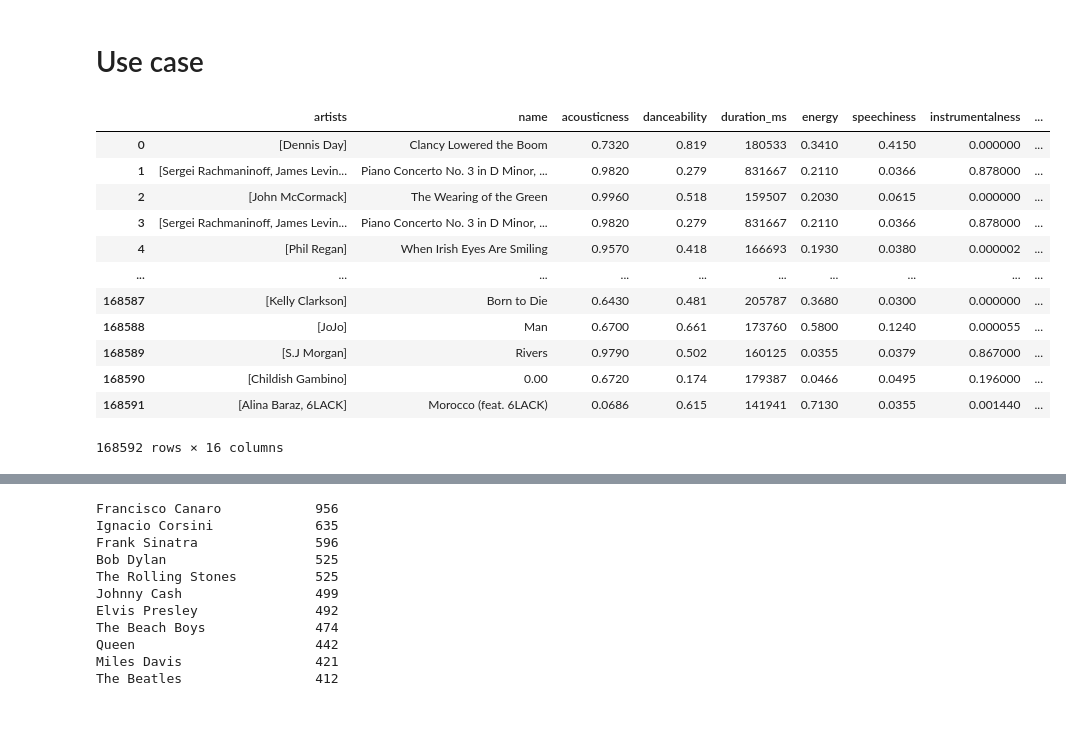
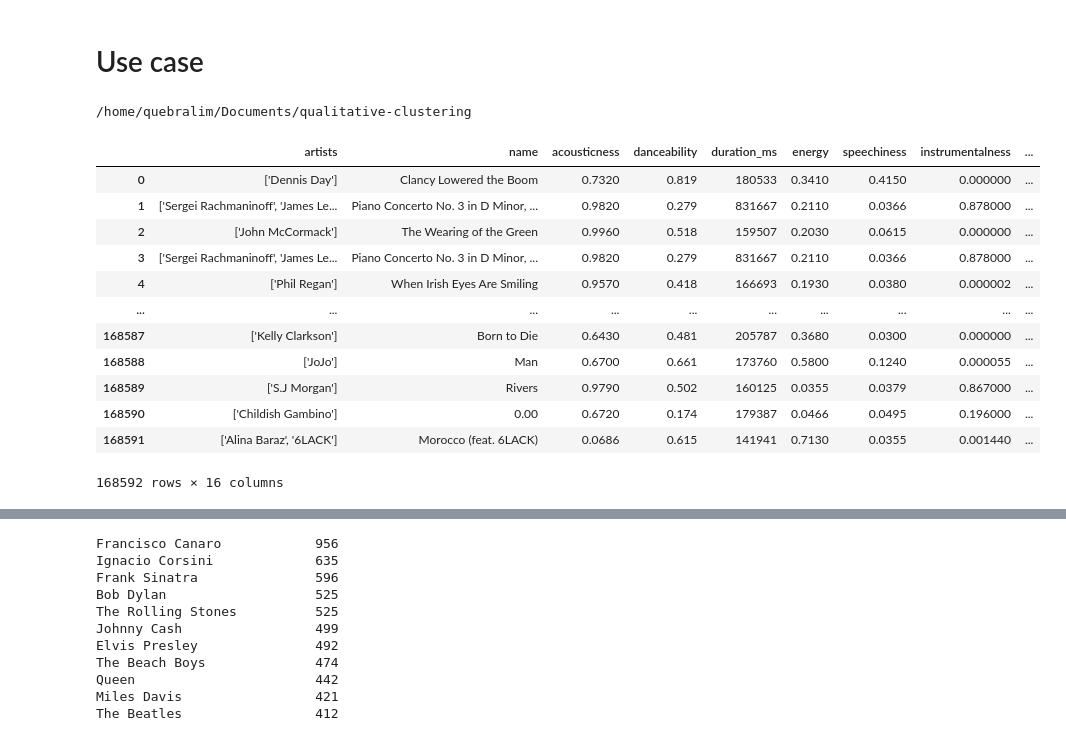
Before and after one commit to diogoseca/qualitative-clustering, a Jupyter notebook: notebooks/1. Clustering Music Artists.ipynb, the cells around one changed output, grey strips where cells are left out. Cells and saved outputs as stored; diff of their text form; code cells hidden in the pictures.

```diff
--- a/notebooks/1. Clustering Music Artists.ipynb
+++ b/notebooks/1. Clustering Music Artists.ipynb
@@ -2,28 +2,29 @@
 https://www.kaggle.com/yamaerenay/spotify-dataset-19212020-160k-tracks?select=data.csv
 # %% [markdown]
 # Use case
+# %%
+cd ..
+# %% [output]
+/home/quebralim/Documents/qualitative-clustering
 # %%
 import pandas as pd
-from ast import literal_eval
 
-data_raw = pd.read_csv("../data/spotify.csv", index_col=0)
-data_raw = data_raw[['artists','name','acousticness', 'danceability', 'duration_ms',
+data = pd.read_csv("data/spotify.csv", index_col=0)
+data = data[['artists','name','acousticness', 'danceability', 'duration_ms',
              'energy', 'speechiness', 'instrumentalness', 'liveness', 'loudness',
              'valence', 'tempo', 'popularity', 'explicit', 'mode', 'year']]
-
-data_raw.artists = [literal_eval(s) for s in data_raw.artists]
-data_raw
+data
 # %% [output]
 |  | artists | name | acousticness | danceability | duration_ms | energy | speechiness | instrumentalness | ... |
-| 0 | [Dennis Day] | Clancy Lowered the Boom | 0.7320 | 0.819 | 180533 | 0.3410 | 0.4150 | 0.000000 | ... |
-| 1 | [Sergei Rachmaninoff, James Levin... | Piano Concerto No. 3 in D Minor, ... | 0.9820 | 0.279 | 831667 | 0.2110 | 0.0366 | 0.878000 | ... |
-| 2 | [John McCormack] | The Wearing of the Green | 0.9960 | 0.518 | 159507 | 0.2030 | 0.0615 | 0.000000 | ... |
-| 3 | [Sergei Rachmaninoff, James Levin... | Piano Concerto No. 3 in D Minor, ... | 0.9820 | 0.279 | 831667 | 0.2110 | 0.0366 | 0.878000 | ... |
-| 4 | [Phil Regan] | When Irish Eyes Are Smiling | 0.9570 | 0.418 | 166693 | 0.1930 | 0.0380 | 0.000002 | ... |
+| 0 | ['Dennis Day'] | Clancy Lowered the Boom | 0.7320 | 0.819 | 180533 | 0.3410 | 0.4150 | 0.000000 | ... |
+| 1 | ['Sergei Rachmaninoff', 'James Le... | Piano Concerto No. 3 in D Minor, ... | 0.9820 | 0.279 | 831667 | 0.2110 | 0.0366 | 0.878000 | ... |
+| 2 | ['John McCormack'] | The Wearing of the Green | 0.9960 | 0.518 | 159507 | 0.2030 | 0.0615 | 0.000000 | ... |
+| 3 | ['Sergei Rachmaninoff', 'James Le... | Piano Concerto No. 3 in D Minor, ... | 0.9820 | 0.279 | 831667 | 0.2110 | 0.0366 | 0.878000 | ... |
+| 4 | ['Phil Regan'] | When Irish Eyes Are Smiling | 0.9570 | 0.418 | 166693 | 0.1930 | 0.0380 | 0.000002 | ... |
 | ... | ... | ... | ... | ... | ... | ... | ... | ... | ... |
-| 168587 | [Kelly Clarkson] | Born to Die | 0.6430 | 0.481 | 205787 | 0.3680 | 0.0300 | 0.000000 | ... |
-| 168588 | [JoJo] | Man | 0.6700 | 0.661 | 173760 | 0.5800 | 0.1240 | 0.000055 | ... |
-| 168589 | [S.J Morgan] | Rivers | 0.9790 | 0.502 | 160125 | 0.0355 | 0.0379 | 0.867000 | ... |
-| 168590 | [Childish Gambino] | 0.00 | 0.6720 | 0.174 | 179387 | 0.0466 | 0.0495 | 0.196000 | ... |
-| 168591 | [Alina Baraz, 6LACK] | Morocco (feat. 6LACK) | 0.0686 | 0.615 | 141941 | 0.7130 | 0.0355 | 0.001440 | ... |
+| 168587 | ['Kelly Clarkson'] | Born to Die | 0.6430 | 0.481 | 205787 | 0.3680 | 0.0300 | 0.000000 | ... |
+| 168588 | ['JoJo'] | Man | 0.6700 | 0.661 | 173760 | 0.5800 | 0.1240 | 0.000055 | ... |
+| 168589 | ['S.J Morgan'] | Rivers | 0.9790 | 0.502 | 160125 | 0.0355 | 0.0379 | 0.867000 | ... |
+| 168590 | ['Childish Gambino'] | 0.00 | 0.6720 | 0.174 | 179387 | 0.0466 | 0.0495 | 0.196000 | ... |
+| 168591 | ['Alina Baraz', '6LACK'] | Morocco (feat. 6LACK) | 0.0686 | 0.615 | 141941 | 0.7130 | 0.0355 | 0.001440 | ... |
 168592 rows × 16 columns
```
Also changed, not shown: parts of 47 cells of this notebook, 8 other files.
